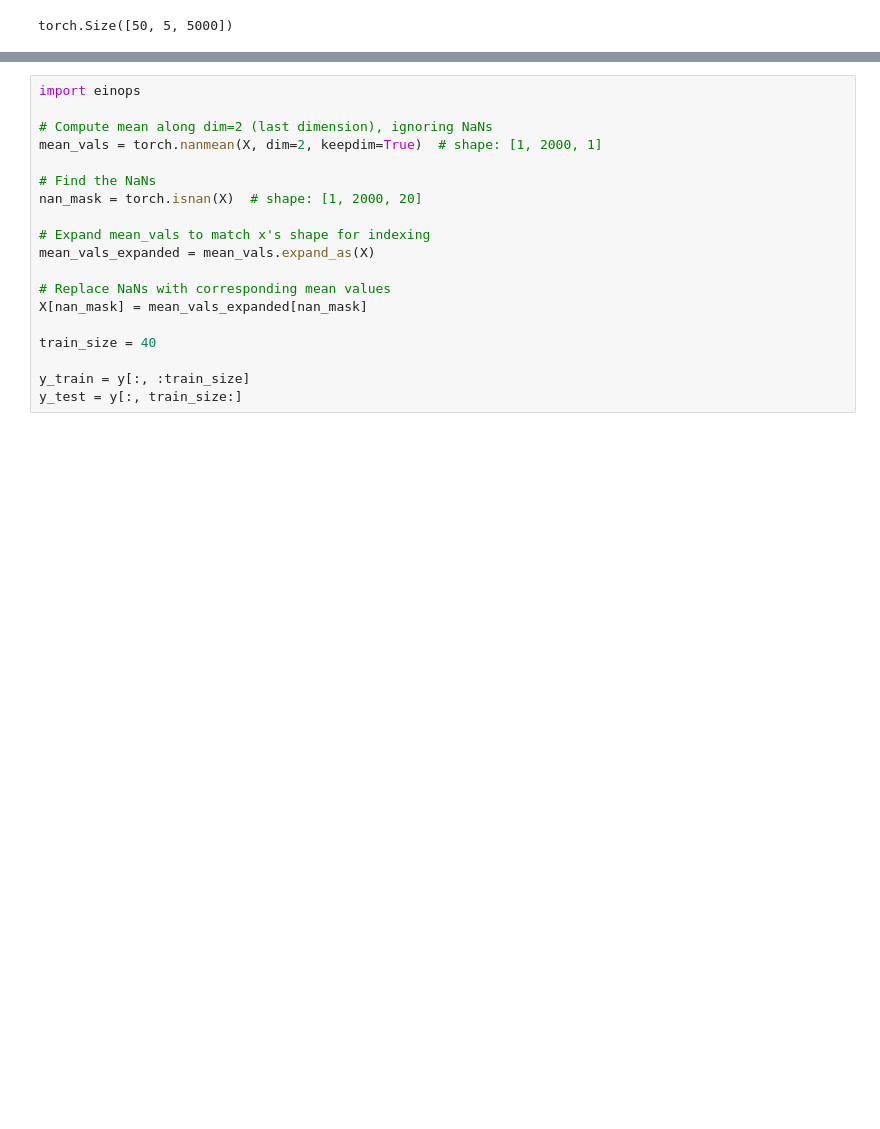
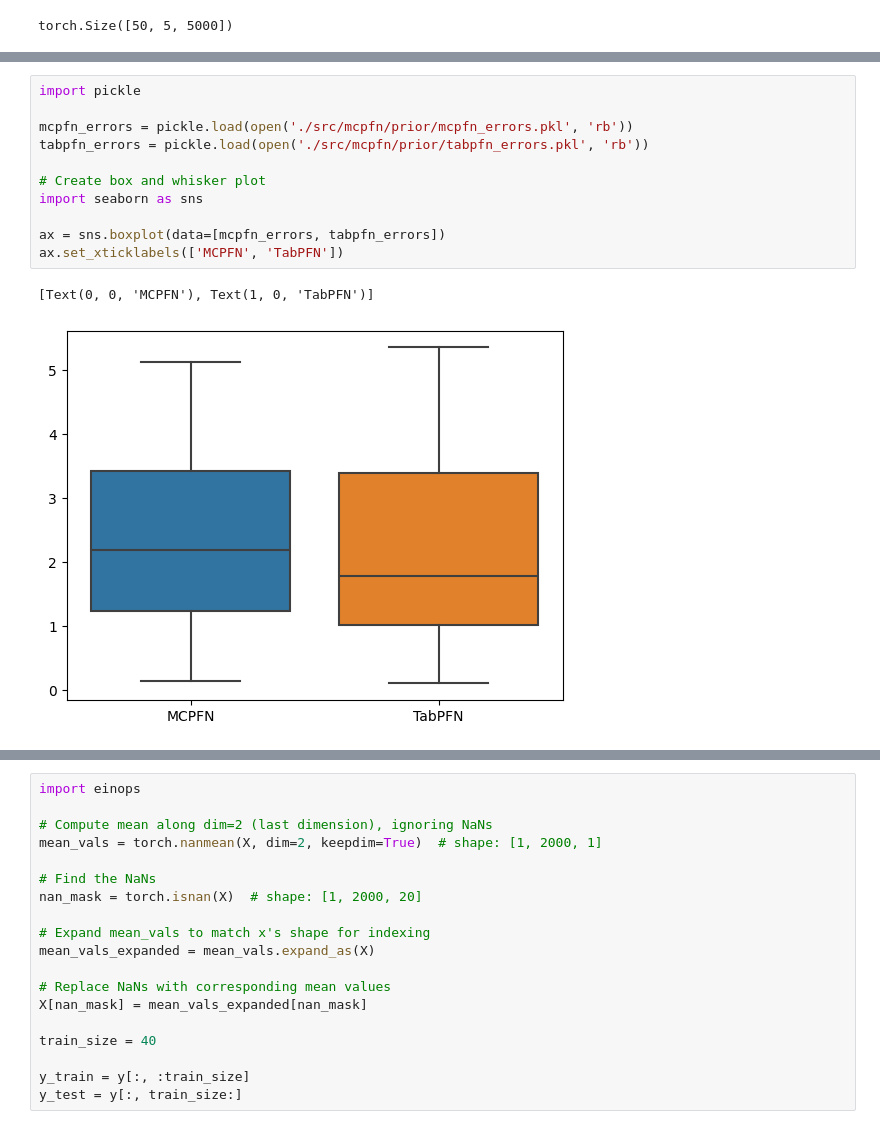
Before and after one commit to jacobf18/tabular, a Jupyter notebook: mcpfn/tests.ipynb, the cells around one changed output, grey strips where cells are left out. Cells and saved outputs as stored; diff of their text form; blank space fills up the shorter version.

```diff
--- a/mcpfn/tests.ipynb
+++ b/mcpfn/tests.ipynb
@@ -208,0 +255,14 @@ TabPFNRegressor(device='cuda')
+# %%
+import pickle
+
+mcpfn_errors = pickle.load(open('./src/mcpfn/prior/mcpfn_errors.pkl', 'rb'))
+tabpfn_errors = pickle.load(open('./src/mcpfn/prior/tabpfn_errors.pkl', 'rb'))
+
+# Create box and whisker plot
+import seaborn as sns
+
+ax = sns.boxplot(data=[mcpfn_errors, tabpfn_errors])
+ax.set_xticklabels(['MCPFN', 'TabPFN'])
+# %% [output]
+[Text(0, 0, 'MCPFN'), Text(1, 0, 'TabPFN')]
+[figure, added]
```
Also changed, not shown: parts of 16 cells of this notebook, 5 other files.
